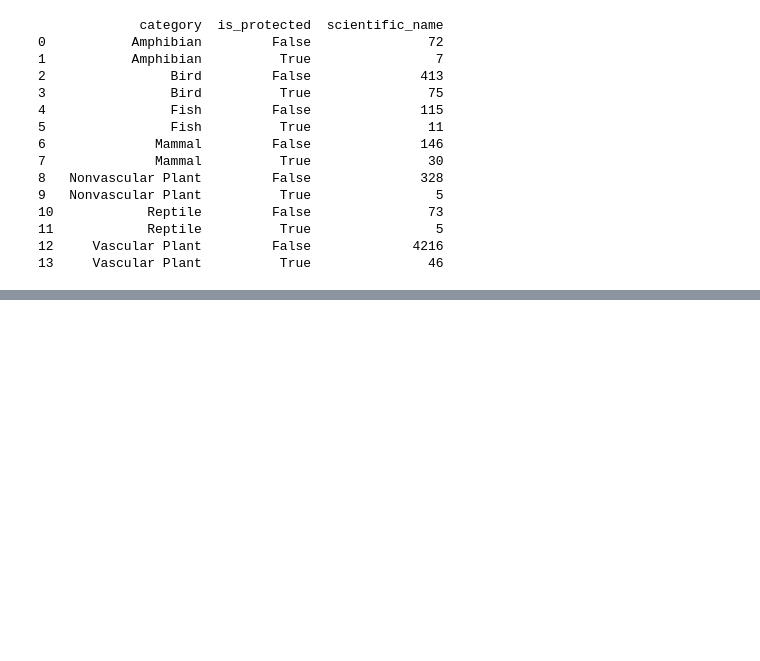
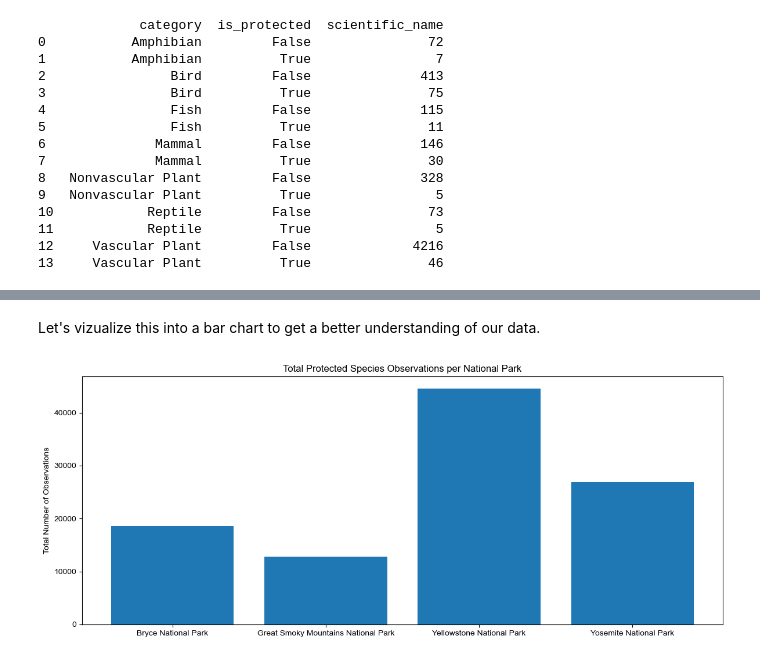
Before and after one commit to Kaitlan-Starchman/biodiversity-portfolio, a Jupyter notebook: biodiversity-portfolio-checkpoint.ipynb, the cells around one changed output, grey strips where cells are left out. Cells and saved outputs as stored; diff of their text form; code cells hidden in the pictures; blank space fills up the shorter version.

```diff
--- a/biodiversity-portfolio-checkpoint.ipynb
+++ b/biodiversity-portfolio-checkpoint.ipynb
@@ -176,0 +247,3 @@ print(category_counts) #Full list printed
+# %%
+observations = pd.read_csv(r"C:\Users\Kaitlan\Documents\Codecademy\biodiversity_starter\observations.csv")
+observations.head()
@@ -176,0 +279,3 @@ print(category_counts) #Full list printed
+# %%
+merged_df = pd.merge(species, observations, on='scientific_name', how='outer')
+merged_df.head()
@@ -176,0 +291,3 @@ print(category_counts) #Full list printed
+# %%
+merged_df_protected = merged_df[merged_df.is_protected]
+merged_df_protected.head()
@@ -176,0 +303,2 @@ print(category_counts) #Full list printed
+# %%
+park_total_observations = merged_df_protected.groupby('park_name')['observations'].sum().reset_index()
@@ -176,0 +313,15 @@ print(category_counts) #Full list printed
+# %% [markdown]
+Let's vizualize this into a bar chart to get a better understanding of our data.
+# %%
+plt.figure(figsize=(12, 5))
+ax = plt.subplot()
+x = range(len(park_total_observations))
+plt.bar(x, park_total_observations['observations'])
+ax.set_xticks(x)
+ax.set_xticklabels(park_total_observations['park_name'])
+plt.ylabel('Total Number of Observations')
+plt.title('Total Protected Species Observations per National Park')
+plt.tight_layout()
+plt.show()
+# %% [output]
+[figure, added]
```
Also changed, not shown: parts of 26 cells of this notebook.
